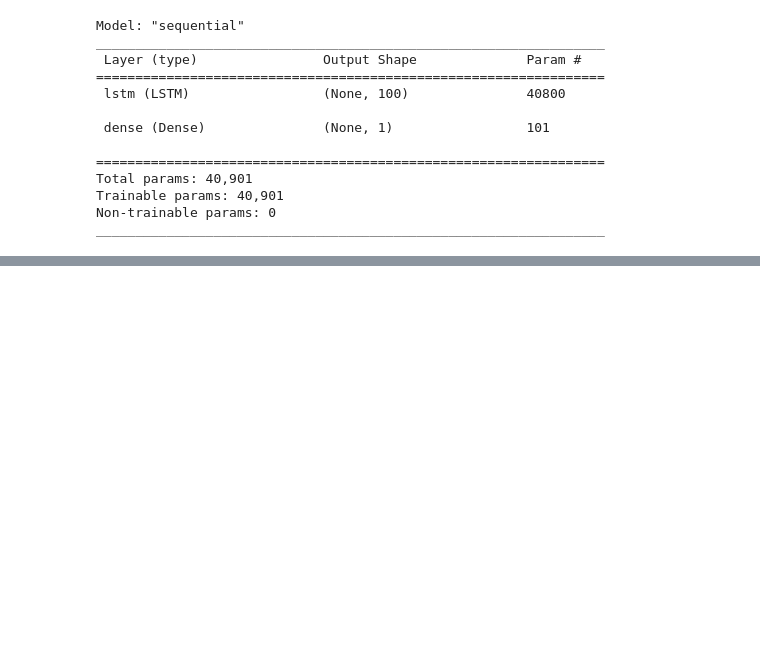
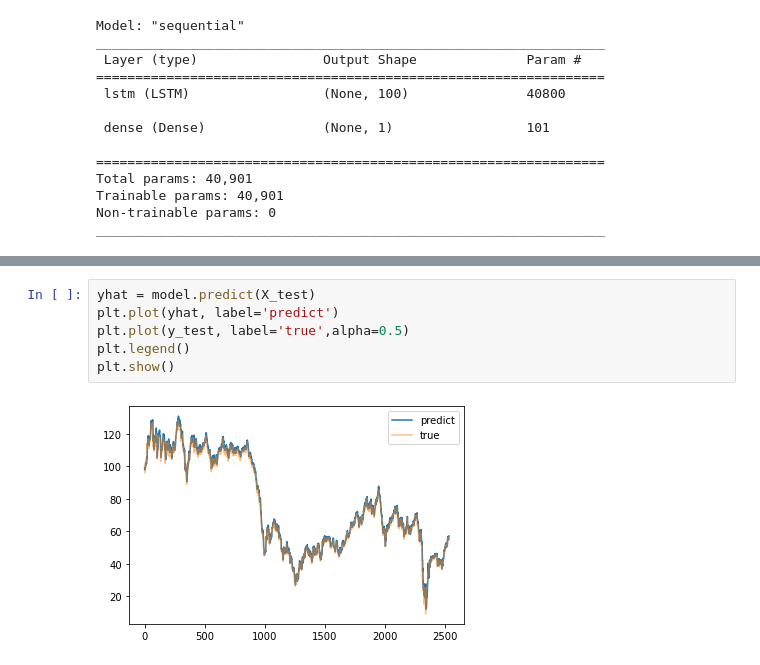
Before and after one commit to hritik-hk/NaturalGasPrice_Prediction-Coding_Nhi_Aati, a Jupyter notebook: Base Model.ipynb, the cells around one changed output, grey strips where cells are left out. Cells and saved outputs as stored; diff of their text form; blank space fills up the shorter version.

```diff
--- a/Base Model.ipynb
+++ b/Base Model.ipynb
@@ -123,0 +222,8 @@ plt.show()
+# %%
+yhat = model.predict(X_test)
+plt.plot(yhat, label='predict')
+plt.plot(y_test, label='true',alpha=0.5)
+plt.legend()
+plt.show()
+# %% [output]
+[figure, added]
```
Also changed, not shown: parts of 11 cells of this notebook.
